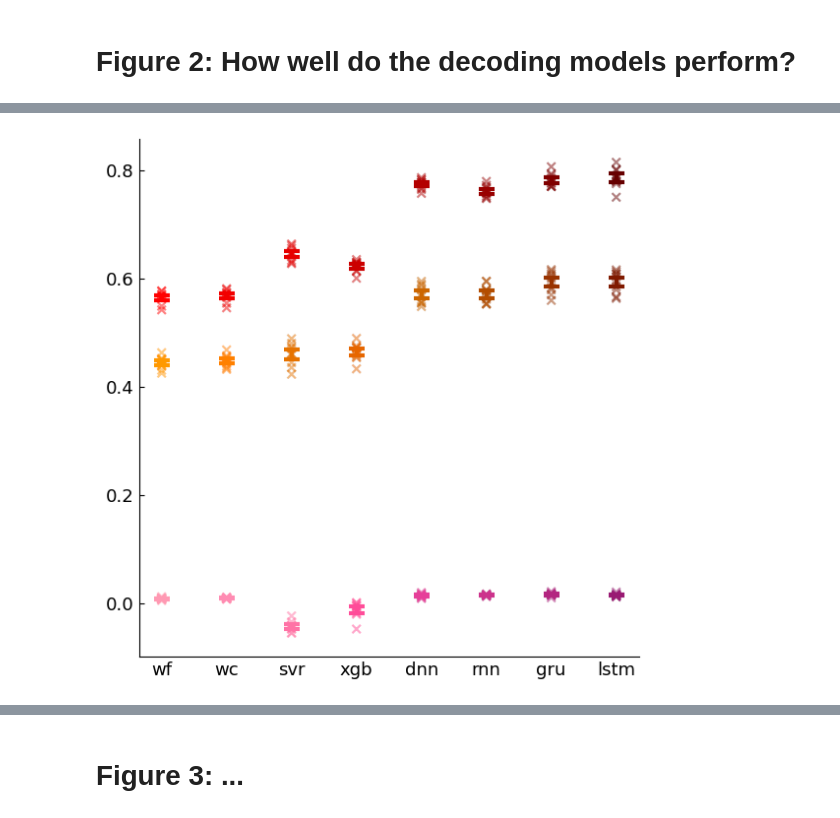
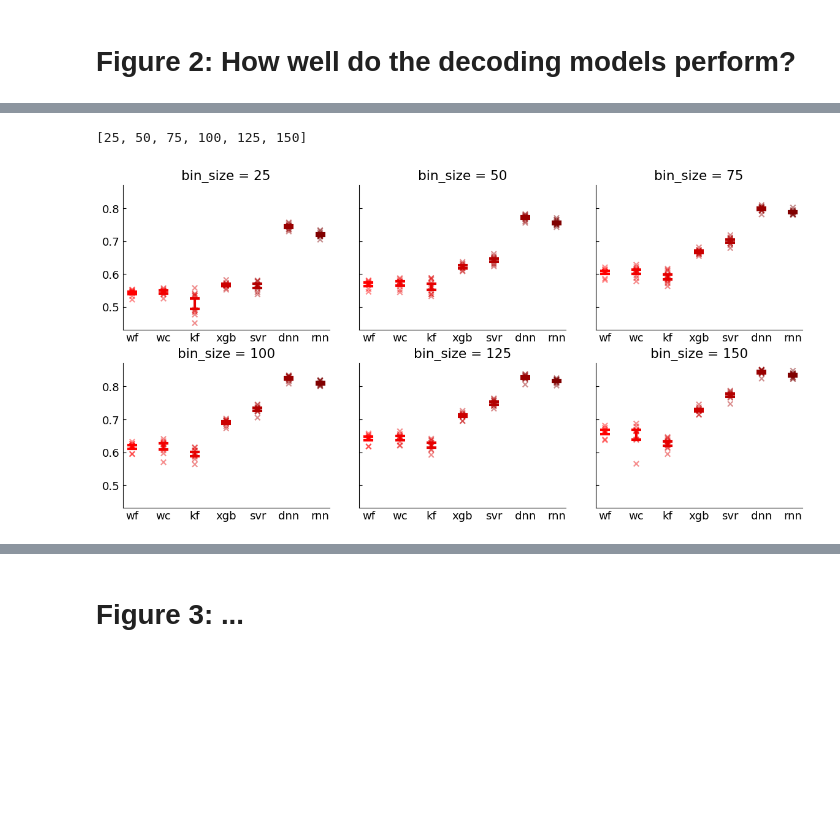
Before and after one commit to mayolabvision/NeuralDecoding, a Jupyter notebook: analyses/Manuscript_Plots.ipynb, the cells around one changed output, grey strips where cells are left out. Saved outputs shown, nothing was run; the diff lists cells and outputs as text; code cells hidden in the pictures; blank space fills up the shorter version.

Commit message:
changing a bunch o stuff, only working for model 0 right now

```diff
--- a/analyses/Manuscript_Plots.ipynb
+++ b/analyses/Manuscript_Plots.ipynb
@@ -104,10 +104,10 @@ mtfef_pal = ['forestgreen','mediumpurple']
 
 #column_names = ['sess','repeat','outer_fold','nMT','nFEF','model','R2','rho','R2_null','rho_null','time_elapsed']
 #column_names = ['sess','output','repeat','outer_fold','nMT','nFEF','model','R2','time_elapsed']
-column_names = ['sess','timePrePost','bin_size','model','output','nMT','nFEF','binsPre','repeat','outer_fold','R2','rho','coef_dict','prms','time_elapsed']
-df0, conds0, yTest_all0, yTestPred_all0 = get_outputs_wTraces(data_folder+'/Main',["-o0-","s29"],column_names)
-df1, conds1, yTest_all1, yTestPred_all1 = get_outputs_wTraces(data_folder+'/Main',["-o1-","s29"],column_names)
-df2, conds2, yTest_all2, yTestPred_all2 = get_outputs_wTraces(data_folder+'/Main',["-o2-","s29"],column_names)
+column_names = ['sess','timePrePost','bin_size','model','output','nMT','nFEF','binsPre','repeat','outer_fold','R2','rho','prms','time_elapsed']
+df0, conds0, yTest_all0, yTestPred_all0 = get_outputs_wTraces(data_folder+'/',["-o0-","s29"],column_names)
+df1, conds1, yTest_all1, yTestPred_all1 = get_outputs_wTraces(data_folder+'/',["-o1-","s29"],column_names)
+df2, conds2, yTest_all2, yTestPred_all2 = get_outputs_wTraces(data_folder+'/',["-o2-","s29"],column_names)
 
 
 df = pd.concat([df0,df1,df2],ignore_index=False)
@@ -130,54 +123,69 @@ https://scikit-learn.org/stable/model_persistence.html#security-maintainability-
 # %%
 plt.rcParams.update({'font.size': 13})
-fig, ax = plt.subplots(1,1,figsize=(6,6))
+
+# List of unique bin_size values
+unique_bin_sizes = sorted(df['bin_size'].unique())
+print(unique_bin_sizes)
+
+# Create subplots for each bin_size
+fig, axs = plt.subplots(2, 3, figsize=(12, 6), sharey=True)
 fig.tight_layout()
+
+#fig, ax = plt.subplots(1,1,figsize=(6,6))
+#fig.tight_layout()
 
 reds =[(1.0, 0.0, 0.0), (0.95, 0.0, 0.0), (0.9, 0.0, 0.0), (0.8, 0.0, 0.0), (0.7, 0.0, 0.0), (0.6, 0.0, 0.0), (0.5, 0.0, 0.0), (0.4, 0.0, 0.0)]
 oranges = [[1.0, 0.6, 0.0], [1.0, 0.5, 0.0], [0.9, 0.45,0.0], [0.9, 0.4, 0.0], [0.8, 0.4, 0.0], [0.7, 0.3, 0.0], [0.6, 0.2, 0.0], [0.5, 0.1, 0.0]]
 pinks = [[1.0, 0.6, 0.7], [1.0, 0.55, 0.7], [1.0, 0.45, 0.65], [1.0, 0.3, 0.6], [0.9, 0.25, 0.6], [0.8, 0.2, 0.55], [0.7, 0.15, 0.5], [0.6, 0.1, 0.45]]
 
 pal = [reds,oranges,pinks]
 
 sess = 29
 values = ['R2_mn']
-outputs = ['position','velocity','acceleration']
+outputs = ['position'] #,'velocity','acceleration'
+bin_size = [25,50,75,100,125,150]
 
-for o in range(len(outputs)):
-    wf   = (df.loc[(df['model']==0) & (df['sess']==sess) & (df['output']==outputs[o])]).groupby('outer_fold')[values].mean().values
-    wc   = (df.loc[(df['model']==1) & (df['sess']==sess) & (df['output']==outputs[o])]).groupby('outer_fold')[values].mean().values
-    #kf   = (df.loc[(df['model']==2) & (df['sess']==sess) & (df['output']==outputs[1])]['R2']).values
-    svr   = (df.loc[(df['model']==3) & (df['sess']==sess) & (df['output']==outputs[o])]).groupby('outer_fold')[values].mean().values
-    xgb   = (df.loc[(df['model']==4) & (df['sess']==sess) & (df['output']==outputs[o])]).groupby('outer_fold')[values].mean().values
-    dnn  = (df.loc[(df['model']==5) & (df['sess']==sess) & (df['output']==outputs[o])]).groupby('outer_fold')[values].mean().values
-    rnn  = (df.loc[(df['model']==6) & (df['sess']==sess) & (df['output']==outputs[o])]).groupby('outer_fold')[values].mean().values
-    gru  = (df.loc[(df['model']==7) & (df['sess']==sess) & (df['output']==outputs[o])]).groupby('outer_fold')[values].mean().values
-    lstm = (df.loc[(df['model']==8) & (df['sess']==sess) & (df['output']==outputs[o])]).groupby('outer_fold')[values].mean().values
+#for o in range(len(outputs)):
+for i, ax in enumerate(axs.flat):
+    b = unique_bin_sizes[i]
+    ax.set_title(f'bin_size = {b}')  # Set subplot title
+    o = 0
+    wf   = (df.loc[(df['model']==0) & (df['sess']==sess) & (df['bin_size']==b) & (df['output']==outputs[o])]).groupby('outer_fold')[values].mean().values
+    wc   = (df.loc[(df['model']==1) & (df['sess']==sess) & (df['bin_size']==b) & (df['output']==outputs[o])]).groupby('outer_fold')[values].mean().values
+    kf   = (df.loc[(df['model']==2) & (df['sess']==sess) & (df['bin_size']==b) & (df['output']==outputs[o])]).groupby('outer_fold')[values].mean().values
+    xgb   = (df.loc[(df['model']==3) & (df['sess']==sess) & (df['bin_size']==b) & (df['output']==outputs[o])]).groupby('outer_fold')[values].mean().values
+    svr   = (df.loc[(df['model']==4) & (df['sess']==sess) & (df['bin_size']==b) & (df['output']==outputs[o])]).groupby('outer_fold')[values].mean().values
+    dnn  = (df.loc[(df['model']==5) & (df['sess']==sess) & (df['bin_size']==b) & (df['output']==outputs[o])]).groupby('outer_fold')[values].mean().values
+    rnn  = (df.loc[(df['model']==6) & (df['sess']==sess) & (df['bin_size']==b) & (df['output']==outputs[o])]).groupby('outer_fold')[values].mean().values
+    #gru  = (df.loc[(df['model']==7) & (df['sess']==sess) & (df['output']==outputs[o])]).groupby('outer_fold')[values].mean().values
+    #lstm = (df.loc[(df['model']==8) & (df['sess']==sess) & (df['output']==outputs[o])]).groupby('outer_fold')[values].mean().values
 
     n=10
-    means=([np.mean(wf),np.mean(wc),np.mean(svr),np.mean(xgb),np.mean(dnn),np.mean(rnn),np.mean(gru),np.mean(lstm)])
-    err=([np.std(wf)*np.sqrt(1./n+1./(n-1)),np.std(wc)*np.sqrt(1./n+1./(n-1)),np.std(svr)*np.sqrt(1./n+1./(n-1)),np.std(xgb)*np.sqrt(1./n+1./(n-1)),np.std(dnn)*np.sqrt(1./n+1./(n-1)),np.std(rnn)*np.sqrt(1./n+1./(n-1)),np.std(gru)*np.sqrt(1./n+1./(n-1)),np.std(lstm)*np.sqrt(1./n+1./(n-1))])
+    means=([np.mean(wf),np.mean(wc),np.mean(kf),np.mean(xgb),np.mean(svr),np.mean(dnn),np.mean(rnn)])#,np.mean(gru),np.mean(lstm)])
+    err=([np.std(wf)*np.sqrt(1./n+1./(n-1)),np.std(wc)*np.sqrt(1./n+1./(n-1)),np.std(kf)*np.sqrt(1./n+1./(n-1)),np.std(xgb)*np.sqrt(1./n+1./(n-1)),np.std(svr)*np.sqrt(1./n+1./(n-1)),np.std(dnn)*np.sqrt(1./n+1./(n-1)),np.std(rnn)*np.sqrt(1./n+1./(n-1))])#,np.std(gru)*np.sqrt(1./n+1./(n-1)),np.std(lstm)*np.sqrt(1./n+1./(n-1))])
 
     ind = np.arange(len(err)) #X values for plotting
 
     for pos, y, yerr, color in zip(ind, means, err, pal[o]): #Loop through methods and plot error bars
         ax.errorbar(pos, y, yerr, lw=3, capsize=6, capthick=3, color=color, zorder=0)
 
-        ax.set_xticks([0,1,2,3,4,5,6,7])
-        ax.set_xticklabels(['wf','wc','svr','xgb','dnn','rnn','gru','lstm'], rotation=0)
+        ax.set_xticks(np.arange(len(means)))
+        ax.set_xticklabels(['wf','wc','kf','xgb','svr','dnn','rnn'], rotation=0) #,'gru','lstm'
         ax.tick_params(direction='in',bottom=0)
         ax.spines['right'].set_color('none')
         ax.spines['top'].set_color('none')
 
-        scatter_x=np.reshape(np.transpose(np.ones((10,1))*range(8)),(80,1))
-        scatter_y=np.concatenate((wf,wc,svr,xgb,dnn,rnn,gru,lstm),axis=0)
+        scatter_x=np.reshape(np.transpose(np.ones((10,1))*range(len(means))),(len(means)*10,1))
+        scatter_y=np.concatenate((wf,wc,kf,xgb,svr,dnn,rnn),axis=0) #,gru,lstm
 
         colors_list=[]
-        for i in scatter_x.astype(int).reshape((1,-1))[0]:
-            colors_list.append(pal[o][i])
+        for j in scatter_x.astype(int).reshape((1,-1))[0]:
+            colors_list.append(pal[o][j])
 
         ax.scatter(scatter_x,scatter_y,c=colors_list,marker='x',alpha=0.08,zorder=1)
         #ax.set_yticks([0,0.2,0.4,0.6,0.8,1.0])
 
 #fig.savefig(fig_folder+'/R2_posVelAcc.png', dpi=600, bbox_inches='tight')
 # %% [output]
+[25, 50, 75, 100, 125, 150]
-[figure, old version]
+[figure, new version]
```
Also changed, not shown: parts of 2 cells of this notebook, 11 other files.
